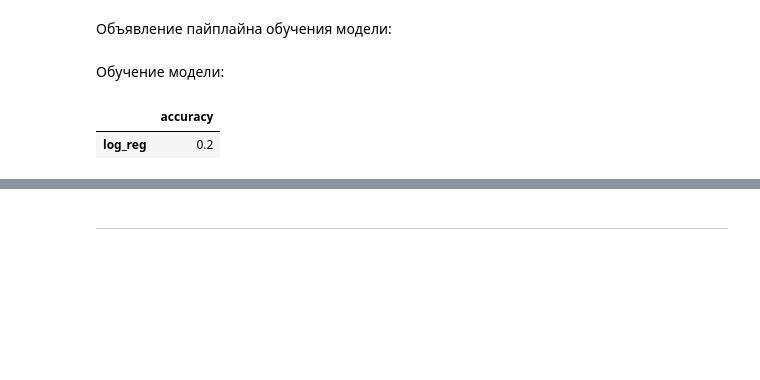
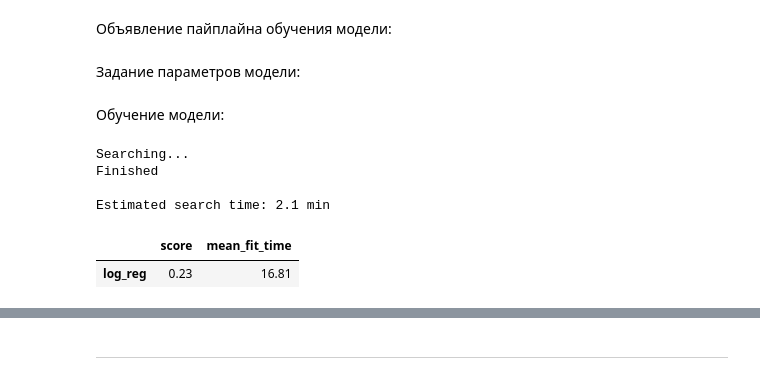
Before and after one commit to tidalinn/mai_term03_machine_learning_course, a Jupyter notebook: project_cuisine/model_sg.ipynb, the cells around one changed output, grey strips where cells are left out. Saved outputs shown, nothing was run; the diff lists cells and outputs as text; code cells hidden in the pictures; blank space fills up the shorter version.

```diff
--- a/project_cuisine/model_sg.ipynb
+++ b/project_cuisine/model_sg.ipynb
@@ -205,2 +200,0 @@ y_test = get_y(data_test)
-# %%
-X_train, X_val, y_train, y_val = train_test_split(X_train, y_train, test_size=0.1, random_state=SEED)
@@ -429,0 +509,2 @@ results = pd.DataFrame(columns=['accuracy'])
+# %%
+results = pd.DataFrame()
@@ -434,20 +531,33 @@ results = pd.DataFrame(columns=['accuracy'])
 # %% [markdown]
 Объявление пайплайна обучения модели:
 # %%
-pipeline = Pipeline([
+pipeline_0 = Pipeline([
     ('tfidf', vectorizer_tfidf),
     ('model', OneVsRestClassifier(LogisticRegression()))
 ])
+# %% [markdown]
+Задание параметров модели:
+# %%
+params_0 = {
+    'model__estimator__multi_class': ['ovr'],
+    'model__estimator__n_jobs': [-1],
+    'model__estimator__random_state': [SEED]
+}
 # %% [markdown]
 Обучение модели:
 # %%
-model_0 = train_model(
-    pipeline,
-    train_data=(X_train, y_train),
-    valid_data=(X_val, y_val),
+train_model(
+    pipeline_0,
+    X_train,
+    y_train,
+    params=params_0,
     name='log_reg',
     save_to=results
 )
 # %% [output]
+Searching...
+Finished
+
+Estimated search time: 2.1 min
-|  | accuracy |
-| log_reg | 0.2 |
+|  | score | mean_fit_time |
+| log_reg | 0.23 | 16.81 |
```
Also changed, not shown: parts of 126 cells of this notebook.
